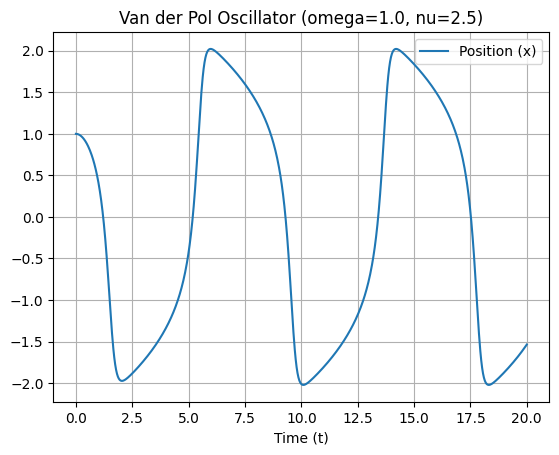
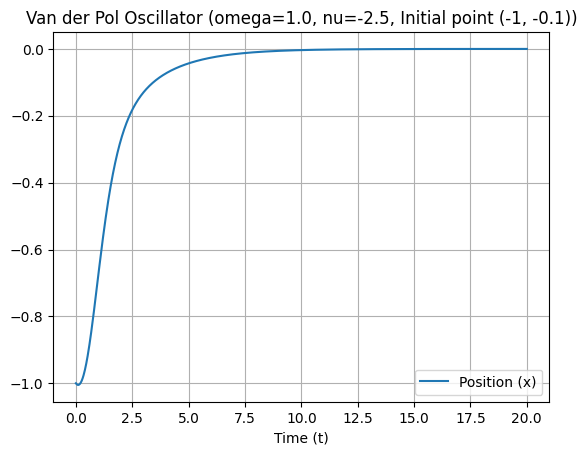
The notebook cell's code change between the first figure and the second:
--- before
+++ after
@@ -5,5 +5,6 @@
 # 1. Define the physical parameters
 omega = 1.0
-nu = 2.5      # Non-linear damping parameter
+
+nu = -2.5      # Non-linear damping parameter
 
 # 2. Instantiate the VDP physics object
@@ -12,5 +13,5 @@
 # 3. Set up the time domain and initial conditions
 t_array = np.linspace(0, 20, 1000) # 1000 time steps from 0 to 20 seconds
-initial_conditions = [1.0, 0.0]    # [Starting position x=1.0, Starting velocity v=0.0]
+initial_conditions = [-1, -0.1]    # [Starting position x=1.0, Starting velocity v=0.0]
 
 # 4. Generate the exact trajectory data using RK4
@@ -25,5 +26,5 @@
 
 # plt.plot(t_array, v_data, label="Velocity (v)")
-plt.title(f"Van der Pol Oscillator (omega={omega}, nu={nu})")
+plt.title(f"Van der Pol Oscillator (omega={omega}, nu={nu}, Initial point {initial_conditions[0],initial_conditions[1]})")
 plt.xlabel("Time (t)")
 plt.legend()
@@ -32,8 +33,9 @@
 
 #6. Plot phase plot
-plt.title(f"Phase plot (omega={omega}, nu={nu})")
+plt.title(f"Phase plot ( $\mu$={nu}, Initial point {initial_conditions[0],initial_conditions[1]})")
 plt.plot(x_data,v_data)
-plt.xlabel("Time (t)")
-plt.xlim(-2,2)
+plt.xlabel("$x$", fontsize=18)
+plt.ylabel("$\ dot x$", fontsize=18)
+plt.xlim(-2.05,2.05)
 plt.ylim(-5,5)
 plt.grid()

Commit: Edit main.py